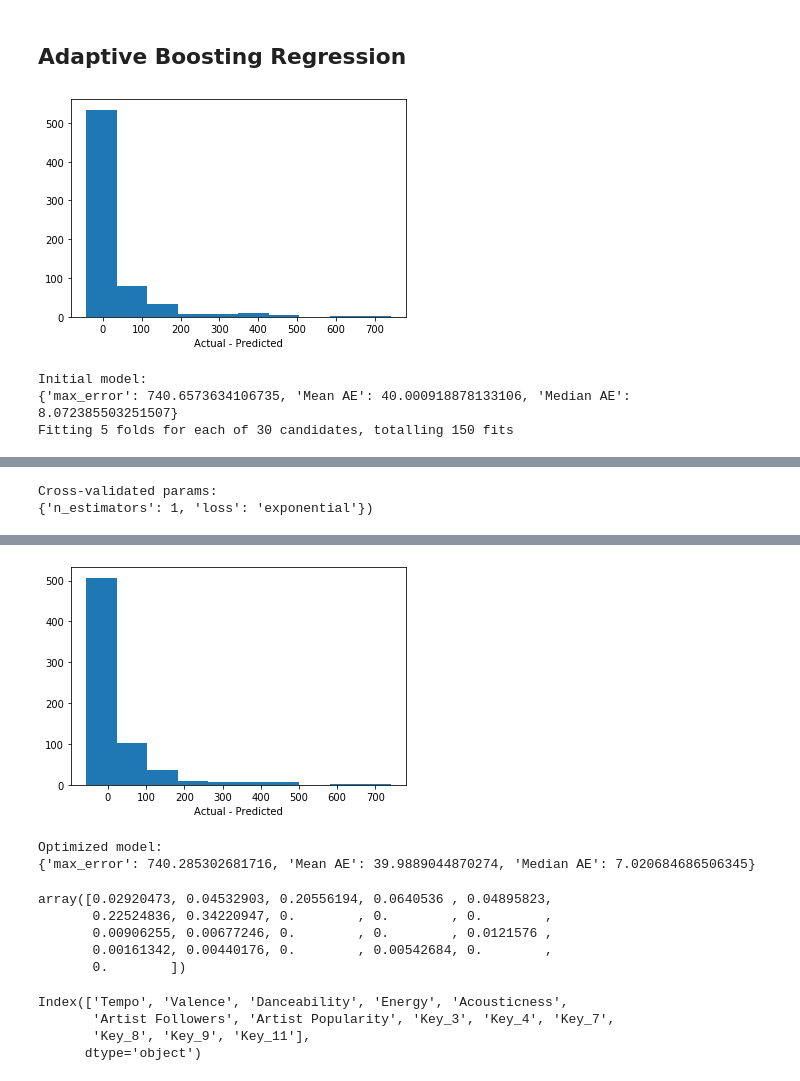
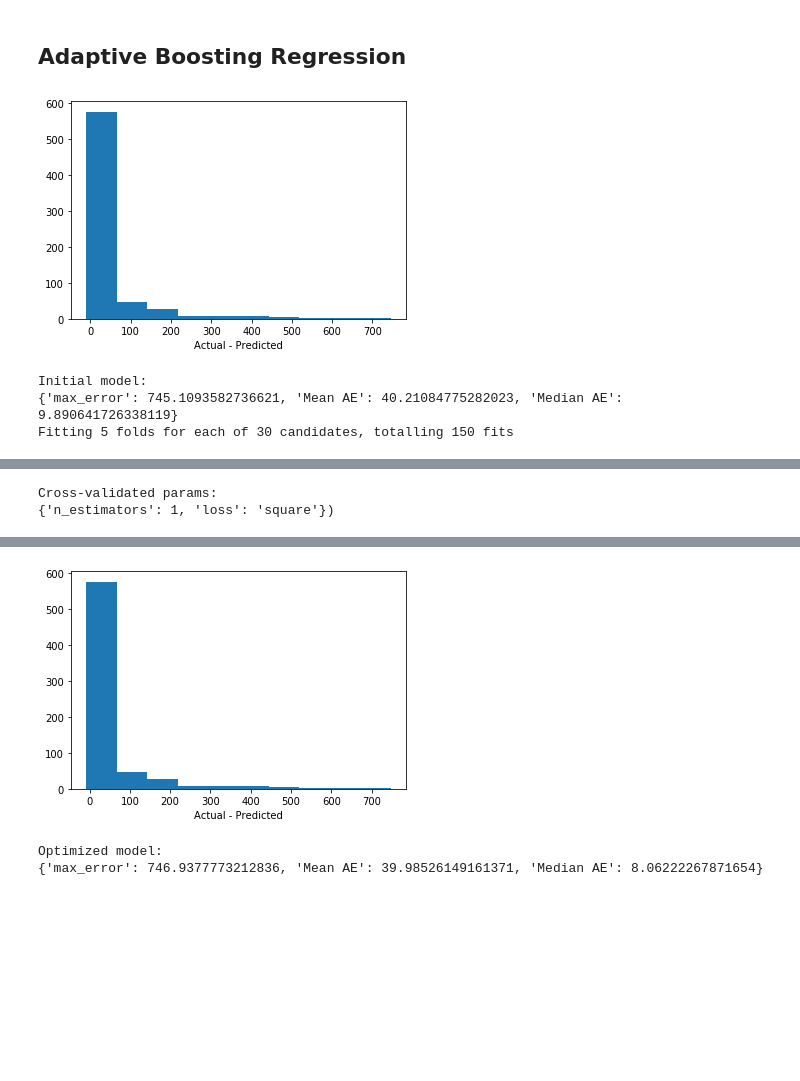
Before and after one commit to suneric98/Crescendo, a Jupyter notebook: data/regression_DaysOnTopCharts.ipynb, the cells around one changed output, grey strips where cells are left out. Cells and saved outputs as stored; diff of their text form; code cells hidden in the pictures; blank space fills up the shorter version.

```diff
--- a/data/regression_DaysOnTopCharts.ipynb
+++ b/data/regression_DaysOnTopCharts.ipynb
@@ -7,7 +7,7 @@ import matplotlib.pyplot as plt
 from pprint import PrettyPrinter
 pp = PrettyPrinter(indent = 3)
 # %%
-data = pd.read_csv('TopCharts_merged.csv', index_col = 0)
+data = pd.read_csv('TopCharts_unique.csv', index_col = 0)
 #dataset
 data.head()
 # %% [output]
@@ -25,5 +34,5 @@ df.drop(columns = "Days", inplace = True)
 # %%
-d = ["Artist", "Title", "Id", "Artist Id", "Artist Genres"]
+d = ["Artist", "Title", "Id"]
 df.drop(columns = d, inplace = True)
 # %%
 for col in df.columns:
@@ -302,12 +358,12 @@ from sklearn.ensemble import AdaBoostRegressor
 abr = AdaBoostRegressor(base_estimator = Lasso(alpha = 10)).fit(X_train, y_train)
 print(f"Initial model:\n{evalModel(abr, X_test, y_test)}")
 params = {"n_estimators":np.arange(1,100,10), "loss":["linear", "square", "exponential"]}
-cv = gridsearch(AdaBoostRegressor(base_estimator = Lasso(alpha = 10)), params, X_train, y_train, random = True)
-print(f"Cross-validated params:\n{cv['params']})")
-print(f"Optimized model:\n{evalModel(cv['model'],X_test, y_test)}")
+abr_cv = gridsearch(AdaBoostRegressor(base_estimator = Lasso(alpha = 10)), params, X_train, y_train)
+print(f"Cross-validated params:\n{abr_cv['params']})")
+print(f"Optimized model:\n{evalModel(abr_cv['model'],X_test, y_test)}")
 # %% [output]
-[figure, old version]
+[figure, new version]
 Initial model:
-{'max_error': 740.6573634106735, 'Mean AE': 40.000918878133106, 'Median AE': 8.072385503251507}
+{'max_error': 745.1093582736621, 'Mean AE': 40.21084775282023, 'Median AE': 9.890641726338119}
 Fitting 5 folds for each of 30 candidates, totalling 150 fits
 [Parallel(n_jobs=-1)]: Using backend LokyBackend with 4 concurrent workers.
@@ -315,2 +371,2 @@ Fitting 5 folds for each of 30 candidates, totalling 150 fits
 Cross-validated params:
-{'n_estimators': 1, 'loss': 'exponential'})
+{'n_estimators': 1, 'loss': 'square'})
@@ -318,18 +374,3 @@ Cross-validated params:
-[figure, old version]
+[figure, new version]
 Optimized model:
-{'max_error': 740.285302681716, 'Mean AE': 39.9889044870274, 'Median AE': 7.020684686506345}
+{'max_error': 746.9377773212836, 'Mean AE': 39.98526149161371, 'Median AE': 8.06222267871654}
-# %%
-abr.feature_importances_
-# %% [output]
-array([0.02920473, 0.04532903, 0.20556194, 0.0640536 , 0.04895823,
-       0.22524836, 0.34220947, 0.        , 0.        , 0.        ,
-       0.00906255, 0.00677246, 0.        , 0.        , 0.0121576 ,
-       0.00161342, 0.00440176, 0.        , 0.00542684, 0.        ,
-       0.        ])
-# %%
-X_train.columns[np.where(abr.feature_importances_ != 0)[0]]
-# %% [output]
-Index(['Tempo', 'Valence', 'Danceability', 'Energy', 'Acousticness',
-       'Artist Followers', 'Artist Popularity', 'Key_3', 'Key_4', 'Key_7',
-       'Key_8', 'Key_9', 'Key_11'],
-      dtype='object')
```
Also changed, not shown: parts of 20 cells of this notebook, 3 other files.
